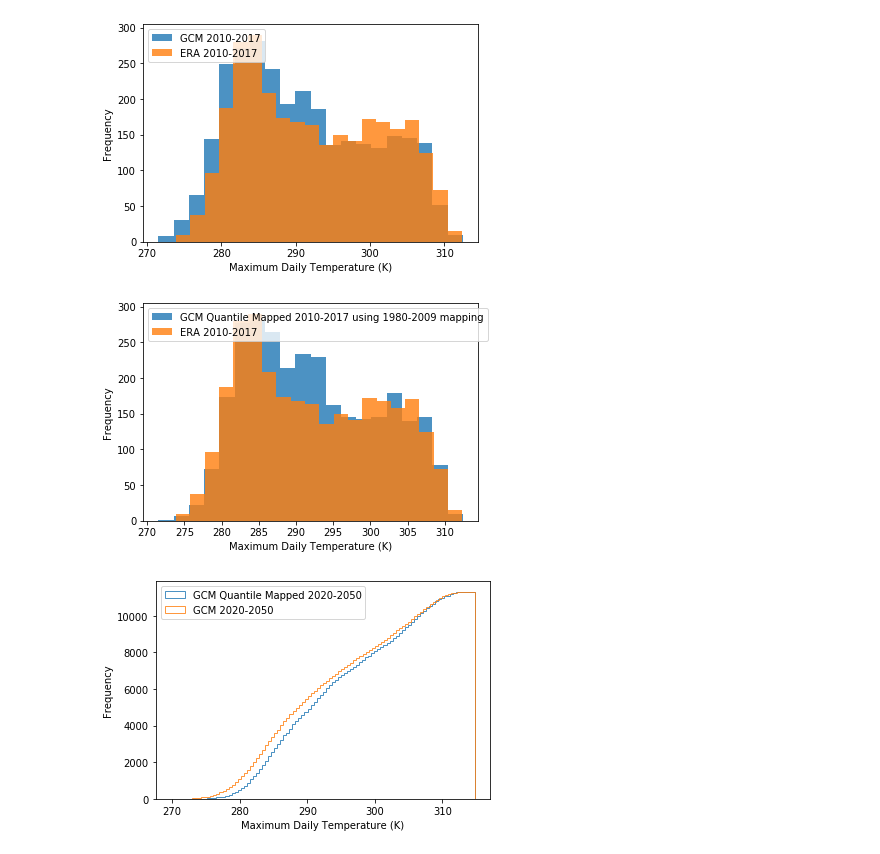
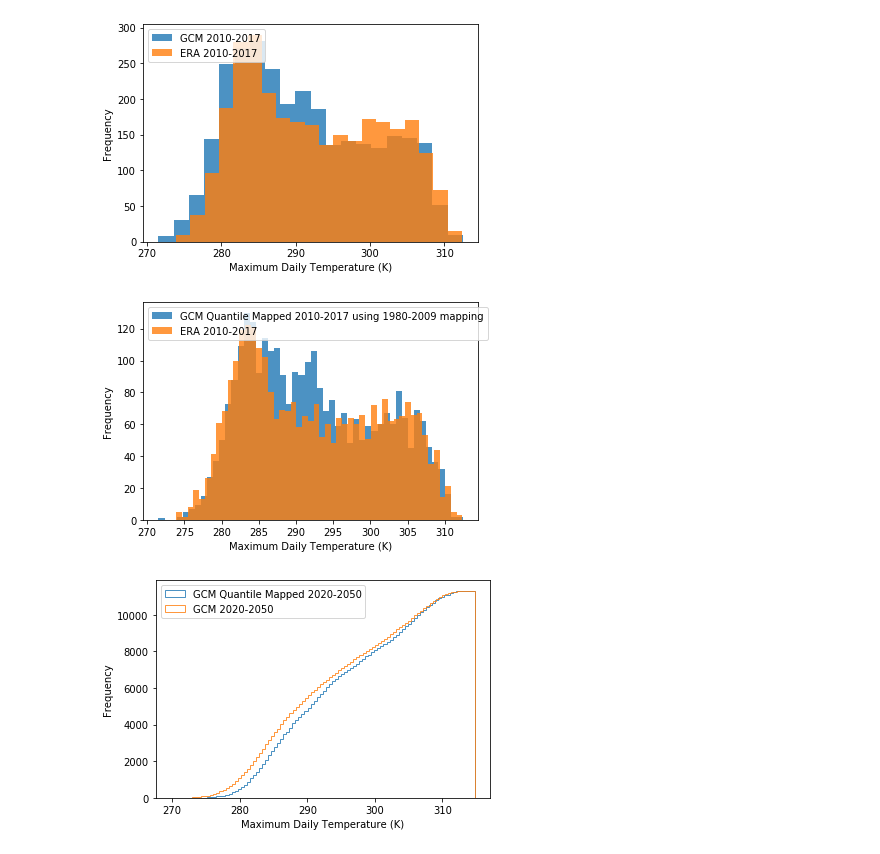
Before and after one commit to raghul-parthipan/urban-climate-downloader, a Jupyter notebook: notebooks/mgm_bc_madrid-ed-copy.ipynb, the cells around one changed output. Saved outputs shown, nothing was run; the diff lists cells and outputs as text; code cells hidden in the pictures.

```diff
--- a/notebooks/mgm_bc_madrid-ed-copy.ipynb
+++ b/notebooks/mgm_bc_madrid-ed-copy.ipynb
@@ -176,16 +152,16 @@ plt.show()
 # %%
 df_gcm_present_quantile_mapped = apply_mapping(quantile_factors, df_gcm_present)
 
 plt.figure()
-plt.hist(df_gcm_present_quantile_mapped.data, alpha=0.8, label='GCM Quantile Mapped 2010-2017 using 1980-2009 mapping', bins=20)
-plt.hist(df_era_present.data, alpha=0.8, label='ERA 2010-2017', bins=20)
+plt.hist(df_gcm_present_quantile_mapped.data, alpha=0.8, label='GCM Quantile Mapped 2010-2017 using 1980-2009 mapping', bins=50)
+plt.hist(df_era_present.data, alpha=0.8, label='ERA 2010-2017', bins=50)
 # plt.hist(df_gcm_present.data, alpha=0.8, label='GCM 2010-2017', bins=50)
 plt.ylabel('Frequency')
 plt.xlabel('Maximum Daily Temperature (K)')
 plt.legend(loc='upper left')
 plt.show()
 # %% [output]
-[figure, old version]
+[figure, new version]
 # %%
 df_gcm_future_quantile_mapped = apply_mapping(quantile_factors, df_gcm_future)
 
```
Also changed, not shown: parts of 5 cells of this notebook.
